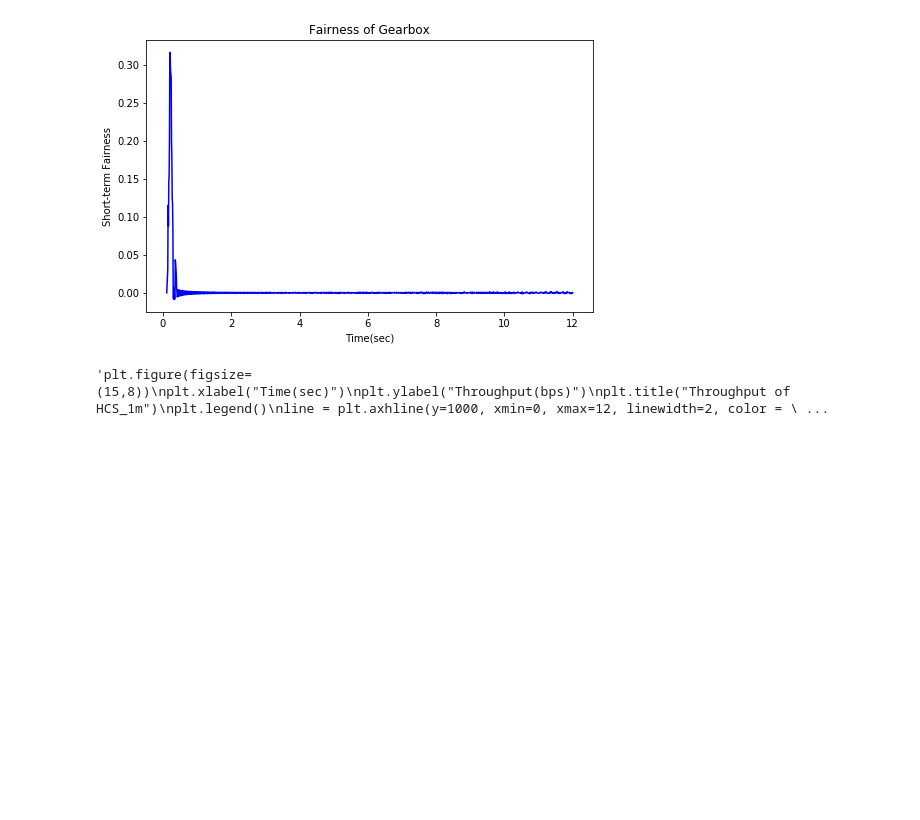
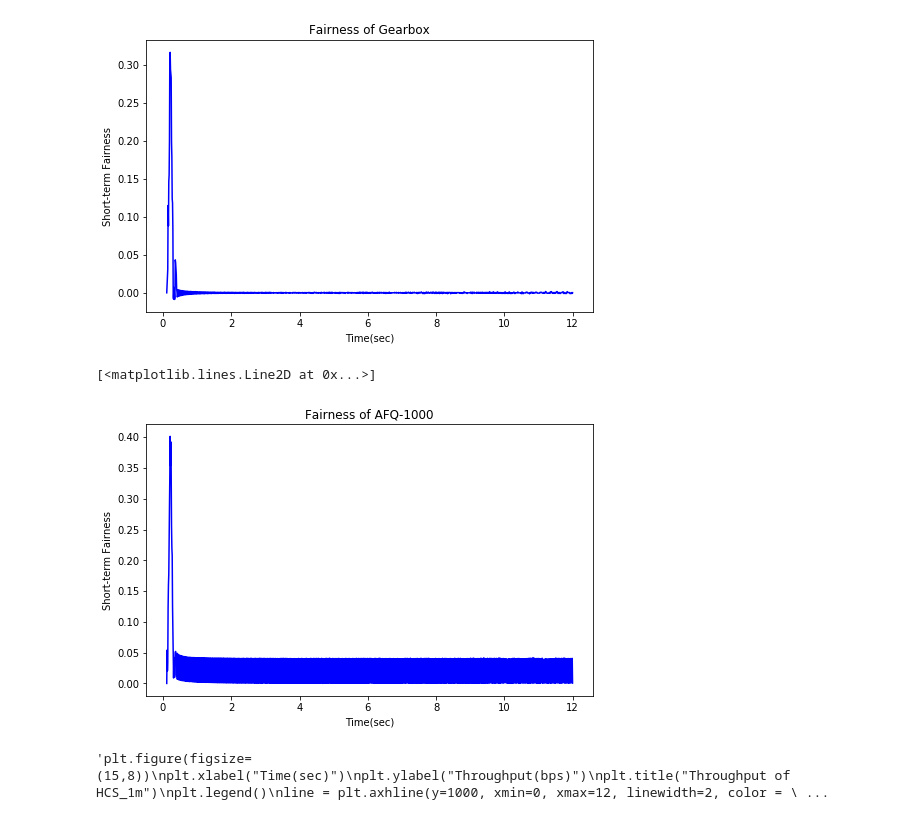
Before and after one commit to Peixuan670/Gearbox, a Jupyter notebook: ns2-script/sim_output/plotting_scripts/General_plotting_dir_fairness_period.ipynb, the cells around one changed output. Saved outputs shown, nothing was run; the diff lists cells and outputs as text; code cells hidden in the pictures; blank space fills up the shorter version.

Commit message:
added parse fairness script

```diff
--- a/ns2-script/sim_output/plotting_scripts/General_plotting_dir_fairness_period.ipynb
+++ b/ns2-script/sim_output/plotting_scripts/General_plotting_dir_fairness_period.ipynb
@@ -385,6 +385,34 @@ plt.plot(short_fairness_HCS['Timestamp'], short_fairness_HCS['Fairness'], color=
 # %% [output]
 [<matplotlib.lines.Line2D at 0x...>]
 [figure]
+# %%
+# Find max difference
+
+expected_th = 1000
+
+merge_short_fairness_HCS = pd.DataFrame()
+
+merge_short_fairness_HCS['Timestamp'] = period_0_HCS['Timestamp']
+merge_short_fairness_HCS['Short_th_flow0'] = period_0_HCS['Short_th']
+merge_short_fairness_HCS['Short_th_flow1'] = period_1_HCS['Short_th']
+merge_short_fairness_HCS['Short_th_flow2'] = period_2_HCS['Short_th']
+merge_short_fairness_HCS['Short_th_flow3'] = period_3_HCS['Short_th']
+
+merge_short_fairness_HCS['Max'] = merge_short_fairness_HCS.apply(lambda x: max(x['Short_th_flow0'],x['Short_th_flow1'],x['Short_th_flow2'],x['Short_th_flow3']), axis=1)
+merge_short_fairness_HCS['Min'] = merge_short_fairness_HCS.apply(lambda x: min(x['Short_th_flow0'],x['Short_th_flow1'],x['Short_th_flow2'],x['Short_th_flow3']), axis=1)
+
+merge_short_fairness_HCS['Short_fairness'] = merge_short_fairness_HCS.apply(lambda x: (x['Max']-x['Min'])/expected_th, axis=1)
+merge_short_fairness_HCS.head()
+
+plt.figure(figsize=(8,5))
+plt.xlabel("Time(sec)")
+plt.ylabel("Short-term Fairness")
+plt.title("Fairness of AFQ-1000")
+plt.legend()
+plt.plot(merge_short_fairness_HCS['Timestamp'], merge_short_fairness_HCS['Short_fairness'], color='blue', label='fairness_AFQ-100')
+# %% [output]
+[<matplotlib.lines.Line2D at 0x...>]
+[figure, added]
 # %%
 th_com_0_HCS = pd.read_table('../%s/HCS/throughput_combine_0.txt'%(Directory), header=None)
 th_com_0_HCS.columns = ['Timestamp', 'Throughput']
```
Also changed, not shown: parts of 7 cells of this notebook.
